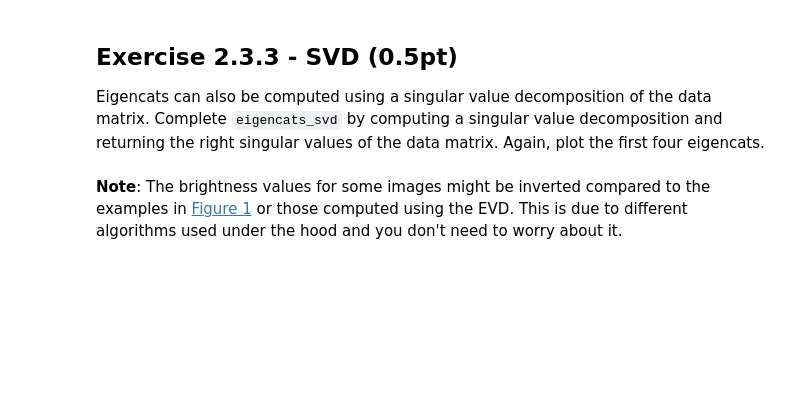
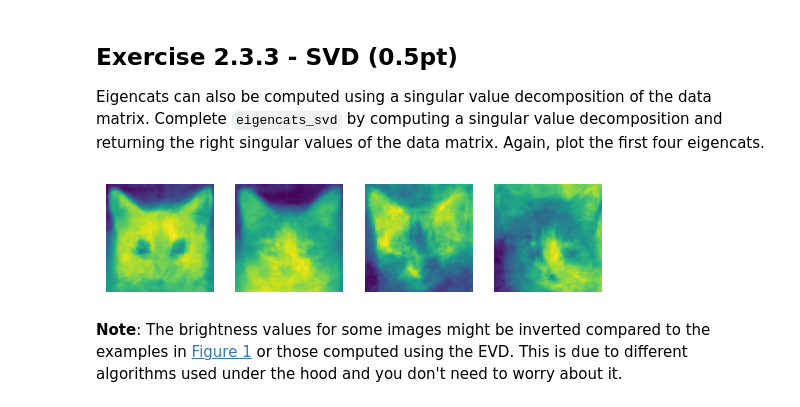
Before and after one commit to mahsaama/NeuralNetworks, a Jupyter notebook: Assignment2/2.3/eigencats.ipynb, the cells around one changed output. Cells and saved outputs as stored; diff of their text form; code cells hidden in the pictures; blank space fills up the shorter version.

```diff
--- a/Assignment2/2.3/eigencats.ipynb
+++ b/Assignment2/2.3/eigencats.ipynb
@@ -86,7 +105,17 @@ def eigencats_evd(cat_vectors: np.ndarray) -> np.ndarray:
 Eigencats can also be computed using a singular value decomposition of the data matrix. Complete `eigencats_svd` by computing a singular value decomposition and returning the right singular values of the data matrix. Again, plot the first four eigencats.
 # %%
 def eigencats_svd(cats_vectors: np.ndarray) -> np.ndarray:
-    pass
+    U, S, Vt = np.linalg.svd(cats_vectors)
+    return Vt
+# %%
+eigencats_imgs_svd = eigencats_svd(zero_mean_cats)
+cats_svd = np.zeros((4, 64, 64))
+for i in range(4):
+    eigencat = eigencats_imgs_svd[i, :].reshape(64, 64)
+    cats_svd[i] = eigencat
+plot_cats(cats_svd, 4)
+# %% [output]
+[figure, added]
 # %% [markdown]
 **Note**: The brightness values for some images might be inverted compared to the examples in [Figure 1](#examples) or those computed using the EVD. This is due to different algorithms used under the hood and you don't need to worry about it.
 # %% [markdown]
```
Also changed, not shown: parts of 12 cells of this notebook.
